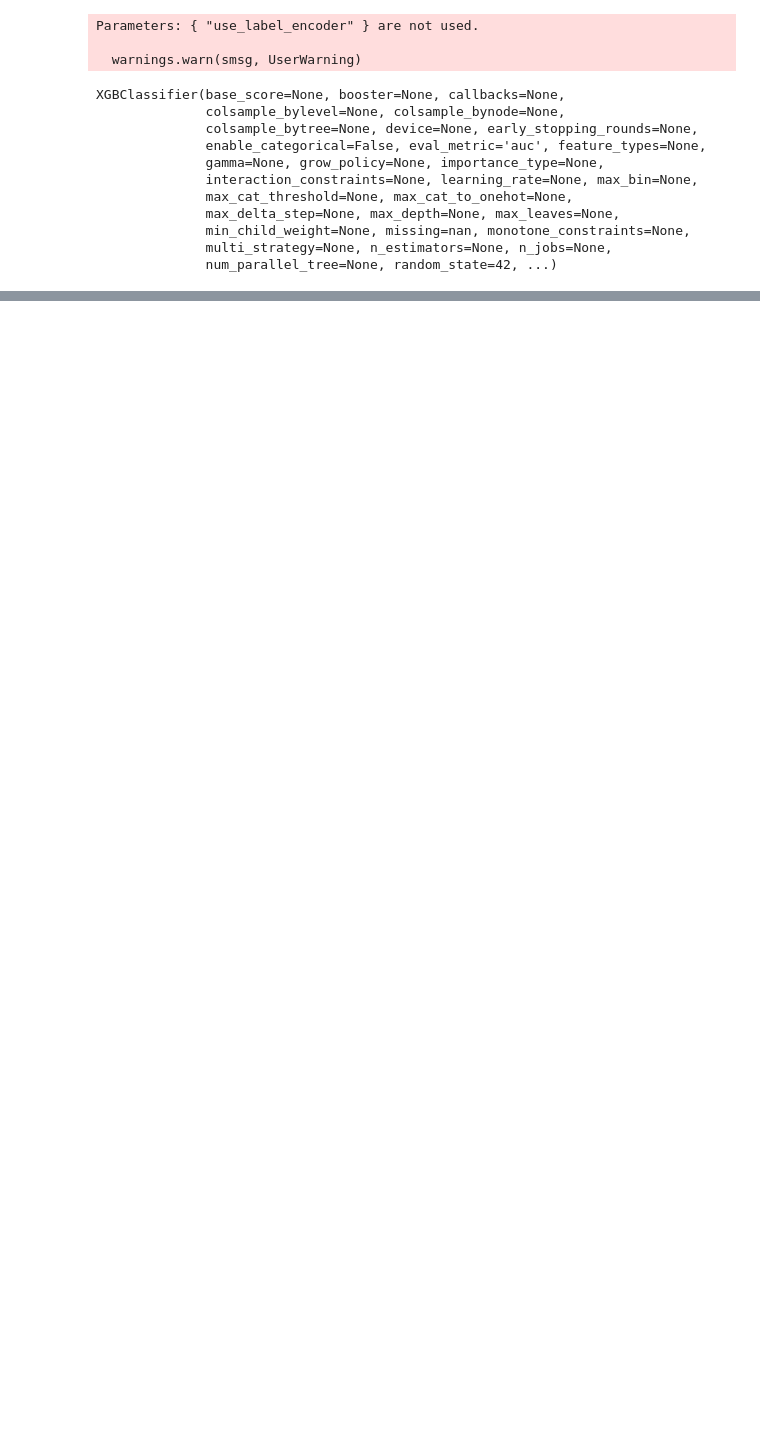
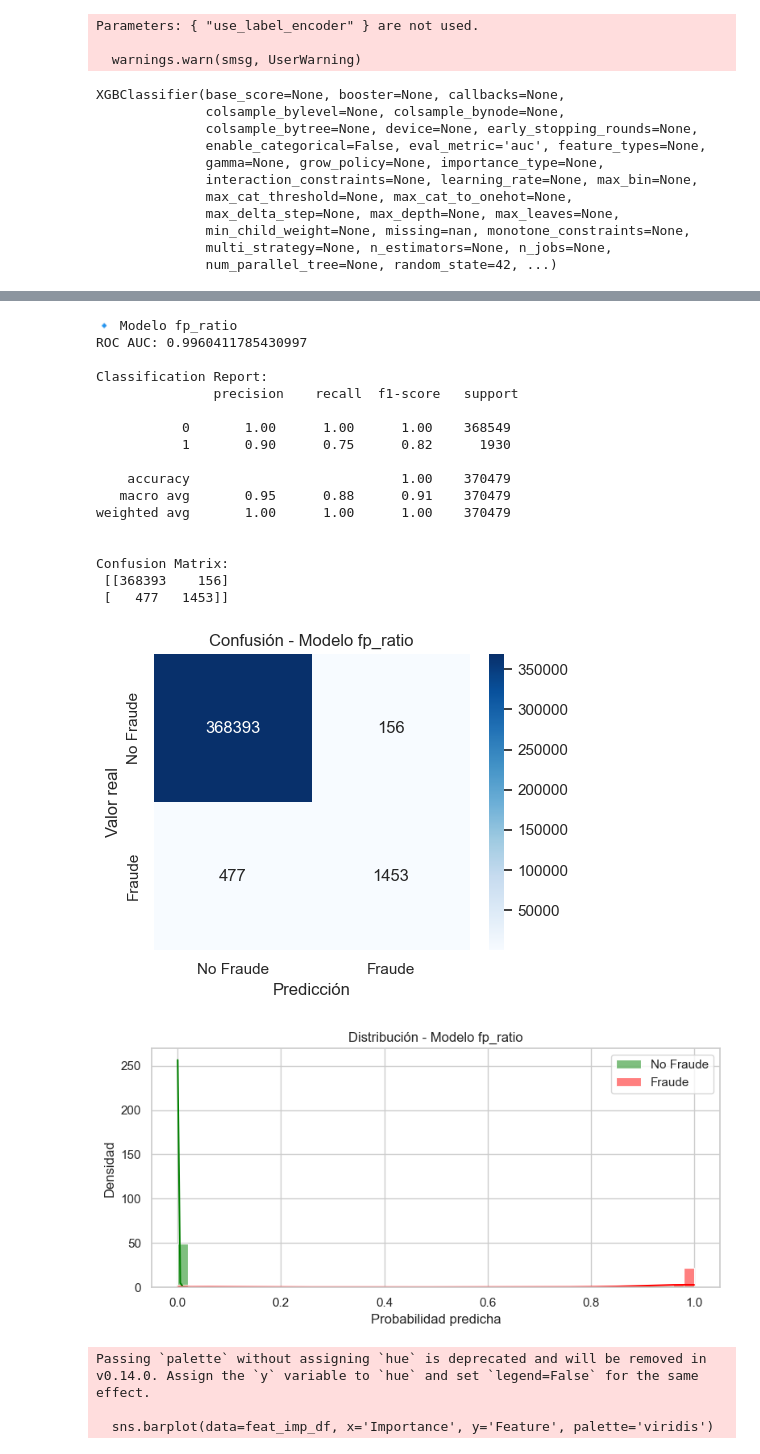
Before and after one commit to ManuelR11/Convenio_PlusTi_SECURITY_DATA_SCIENCE, a Jupyter notebook: PlusIt.ipynb, the cells around one changed output, grey strips where cells are left out. Cells and saved outputs as stored; diff of their text form; code cells hidden in the pictures; blank space fills up the shorter version.

```diff
--- a/PlusIt.ipynb
+++ b/PlusIt.ipynb
@@ -201,0 +262,7 @@ plt.show()
+# %%
+# Aquí solo eliminamos columnas no útiles
+drop_cols = [
+    'cc_num', 'merchant', 'first', 'last', 'street', 'city', 'state', 'zip',
+    'job', 'dob', 'trans_num', 'unix_time'
+]
+df = df.drop(columns=drop_cols)
@@ -201,0 +408,22 @@ plt.show()
+# %%
+model_fp_ratio = LGBMClassifier(
+    objective='binary',
+    boosting_type='gbdt',
+    learning_rate=0.05,
+    num_leaves=31,
+    feature_fraction=0.9,
+    bagging_fraction=0.8,
+    bagging_freq=5,
+    verbose=-1,
+    n_estimators=500
+)
+
+model_fp_ratio.fit(
+    X_train, y_train,
+    eval_set=[(X_val, y_val)],
+    eval_metric=feval_fp_ratio_sklearn,
+    callbacks=[
+        early_stopping(stopping_rounds=30),
+        log_evaluation(period=50)
+    ]
+)
@@ -201,0 +439,38 @@ plt.show()
+# %%
+# Predicciones
+y_pred_prob_fp = model_fp_ratio.predict_proba(X_val)[:, 1]
+y_pred_fp = model_fp_ratio.predict(X_val)
+
+# Métricas
+print("🔹 Modelo fp_ratio")
+print("ROC AUC:", roc_auc_score(y_val, y_pred_prob_fp))
+print("\nClassification Report:\n", classification_report(y_val, y_pred_fp))
+print("\nConfusion Matrix:\n", confusion_matrix(y_val, y_pred_fp))
+
+# Visualización
+plot_confusion_matrix(y_val, y_pred_fp, title="Confusión - Modelo fp_ratio")
+plot_prediction_distribution(y_val, y_pred_prob_fp, title="Distribución - Modelo fp_ratio")
+plot_feature_importance(model_fp_ratio, X_train.columns, title="Importancia - Modelo fp_ratio")
+# %% [output]
+🔹 Modelo fp_ratio
+ROC AUC: 0.9960411785430997
+
+Classification Report:
+               precision    recall  f1-score   support
+
+           0       1.00      1.00      1.00    368549
+           1       0.90      0.75      0.82      1930
+
+    accuracy                           1.00    370479
+   macro avg       0.95      0.88      0.91    370479
+weighted avg       1.00      1.00      1.00    370479
+
+
+Confusion Matrix:
+ [[368393    156]
+ [   477   1453]]
+[figure, added]
+[figure, added]
+Passing `palette` without assigning `hue` is deprecated and will be removed in v0.14.0. Assign the `y` variable to `hue` and set `legend=False` for the same effect.
+
+  sns.barplot(data=feat_imp_df, x='Importance', y='Feature', palette='viridis')
```
Also changed, not shown: parts of 37 cells of this notebook.
